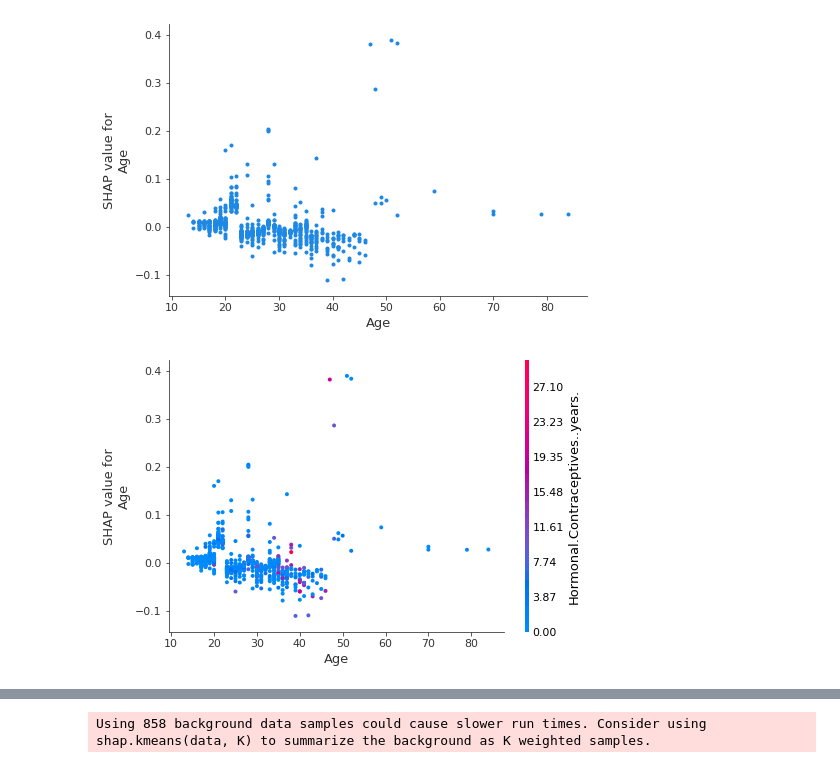
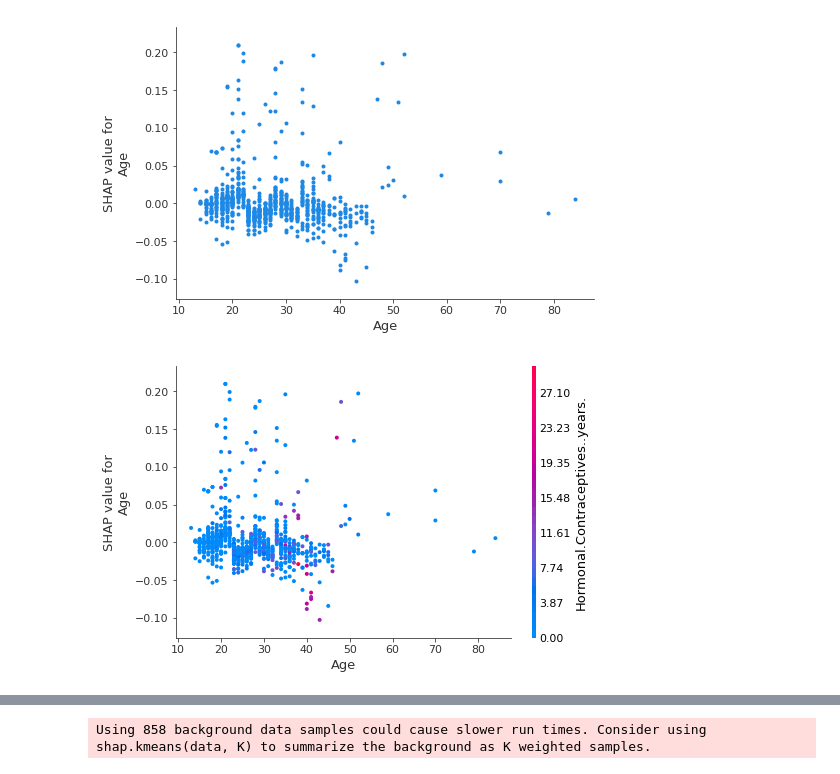
Before and after one commit to christophM/interpretable-ml-book, a Jupyter notebook: scripts/shap/shap-notebook.ipynb, the cells around one changed output, grey strips where cells are left out. Cells and saved outputs as stored; diff of their text form; code cells hidden in the pictures.

```diff
--- a/scripts/shap/shap-notebook.ipynb
+++ b/scripts/shap/shap-notebook.ipynb
@@ -39,12 +39,12 @@ shap.force_plot(explainer.expected_value[1], shap_values[1][i,:], X.iloc[i,:], m
 # %%
 # Feature Effect
-shap.dependence_plot("Age", shap_values, X, interaction_index=None)
+shap.dependence_plot("Age", shap_values[1], X, interaction_index=None)
 # %% [output]
-[figure, old version]
+[figure, new version]
 # %%
 # Feature Effect with interaction
-shap.dependence_plot("Age", shap_values, X, interaction_index=7)
+shap.dependence_plot("Age", shap_values[1], X, interaction_index=7)
 # %% [output]
-[figure, old version]
+[figure, new version]
 # %%
 # Feature Effect with auto interaction detection
```
Also changed, not shown: parts of 9 cells of this notebook, 1 other file.
